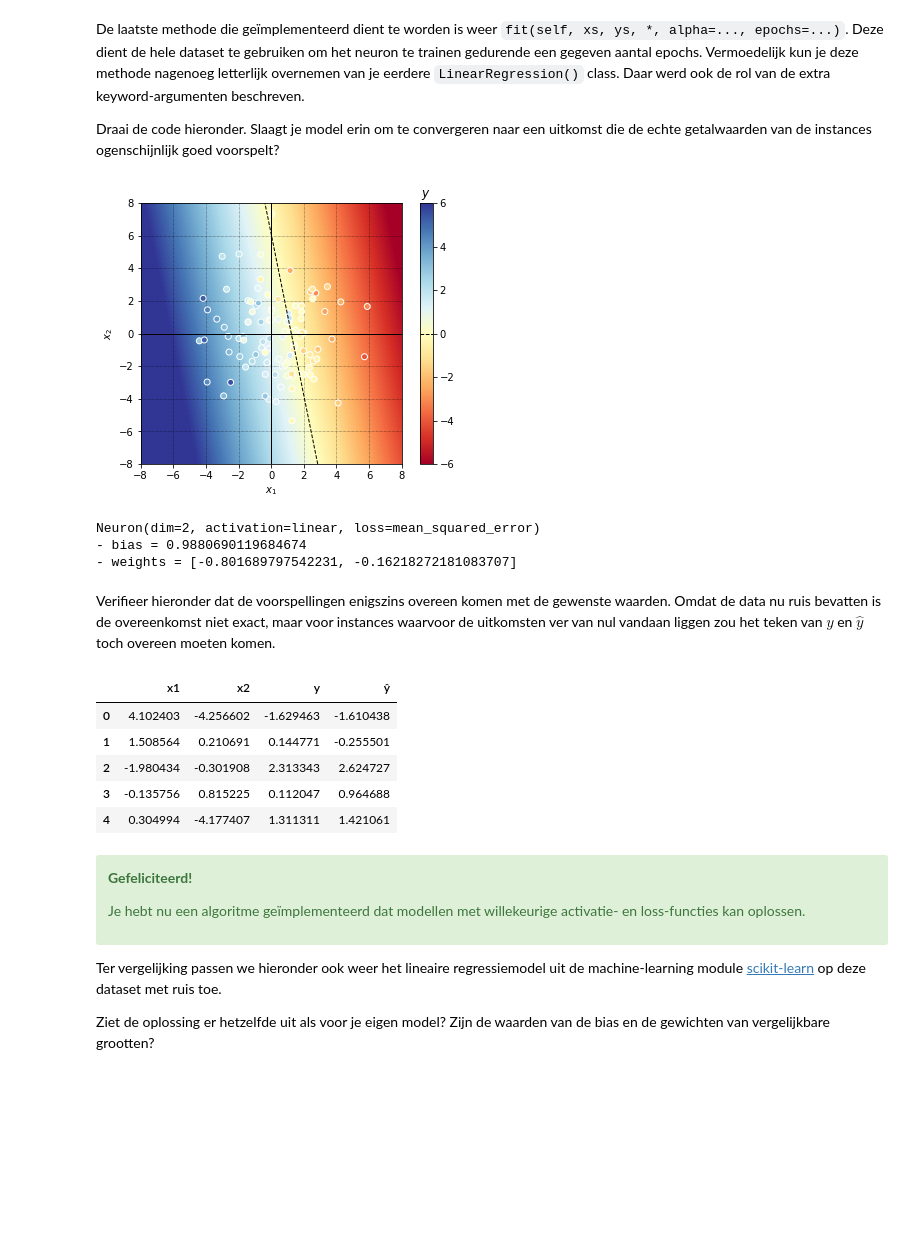
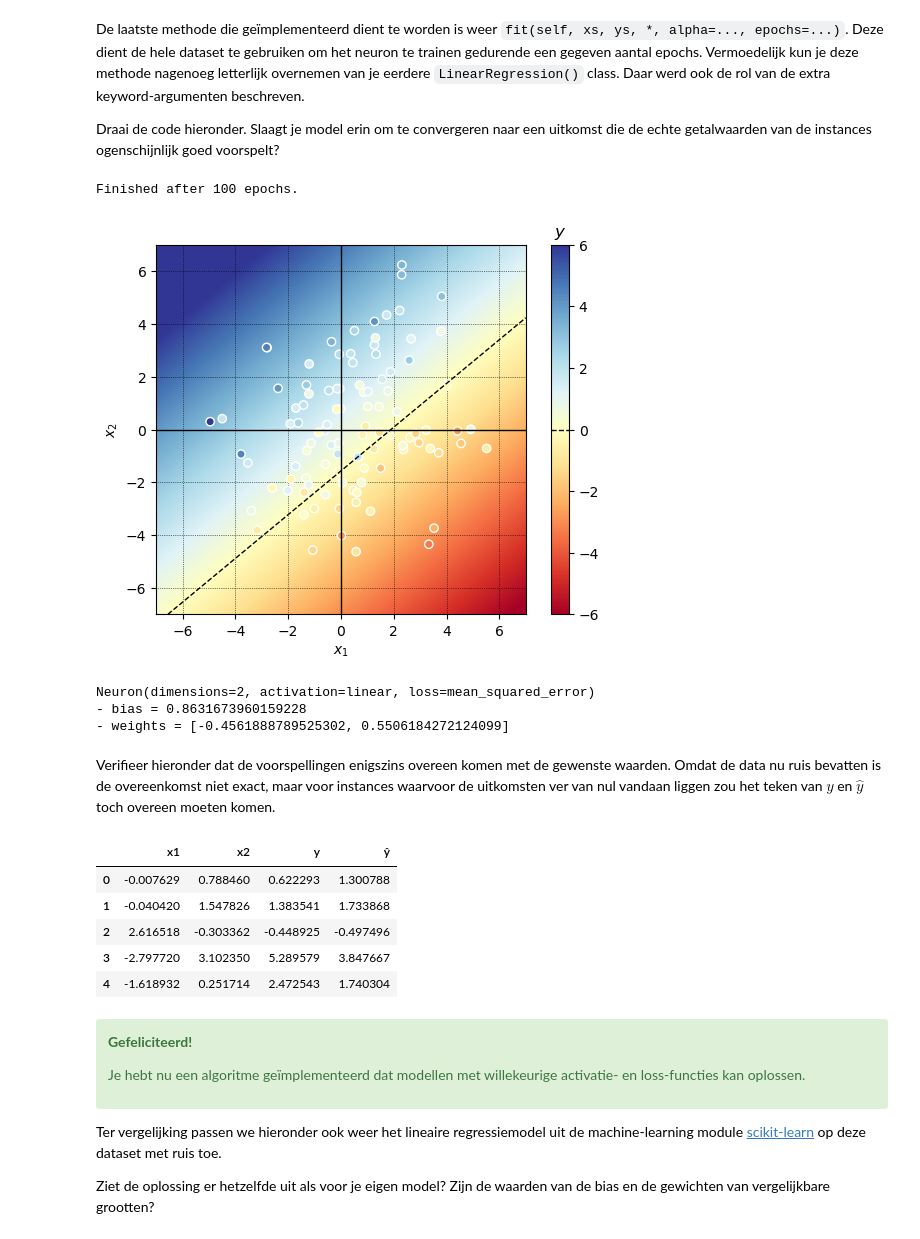
Before and after one commit to denniswiersma/AdvancedDatamining, a Jupyter notebook: chapter2/Werkcollege_v2223-H2.ipynb, the cells around one changed output. Saved outputs shown, nothing was run; the diff lists cells and outputs as text; code cells hidden in the pictures; blank space fills up the shorter version.

```diff
--- a/chapter2/Werkcollege_v2223-H2.ipynb
+++ b/chapter2/Werkcollege_v2223-H2.ipynb
@@ -250,17 +255,18 @@ De laatste methode die geïmplementeerd dient te worden is weer `fit(self, xs, y
 
 Draai de code hieronder. Slaagt je model erin om te convergeren naar een uitkomst die de echte getalwaarden van de instances ogenschijnlijk goed voorspelt?
 # %%
-my_neuron = model.Neuron(dim=2)
+my_neuron = model.Neuron(dimensions=2)
 my_neuron.fit(xs, ys)
 data.scatter(xs, ys, model=my_neuron)
 print(my_neuron)
 print(f'- bias = {my_neuron.bias}')
 print(f'- weights = {my_neuron.weights}')
 # %% [output]
+Finished after 100 epochs.
-[figure, old version]
+[figure, new version]
-Neuron(dim=2, activation=linear, loss=mean_squared_error)
-- bias = 0.9880690119684674
-- weights = [-0.801689797542231, -0.16218272181083707]
+Neuron(dimensions=2, activation=linear, loss=mean_squared_error)
+- bias = 0.8631673960159228
+- weights = [-0.4561888789525302, 0.5506184272124099]
 # %% [markdown]
 Verifieer hieronder dat de voorspellingen enigszins overeen komen met de gewenste waarden. Omdat de data nu ruis bevatten is de overeenkomst niet exact, maar voor instances waarvoor de uitkomsten ver van nul vandaan liggen zou het teken van  $y$ en $\hat{y}$ toch overeen moeten komen.
 # %%
@@ -268,11 +274,11 @@ yhats = my_neuron.predict(xs)
 DataFrame(xs, columns=['x1', 'x2']).assign(y=ys, ŷ=yhats).head()
 # %% [output]
 |  | x1 | x2 | y | ŷ |
-| 0 | 4.102403 | -4.256602 | -1.629463 | -1.610438 |
-| 1 | 1.508564 | 0.210691 | 0.144771 | -0.255501 |
-| 2 | -1.980434 | -0.301908 | 2.313343 | 2.624727 |
-| 3 | -0.135756 | 0.815225 | 0.112047 | 0.964688 |
-| 4 | 0.304994 | -4.177407 | 1.311311 | 1.421061 |
+| 0 | -0.007629 | 0.788460 | 0.622293 | 1.300788 |
+| 1 | -0.040420 | 1.547826 | 1.383541 | 1.733868 |
+| 2 | 2.616518 | -0.303362 | -0.448925 | -0.497496 |
+| 3 | -2.797720 | 3.102350 | 5.289579 | 3.847667 |
+| 4 | -1.618932 | 0.251714 | 2.472543 | 1.740304 |
 # %% [markdown]
 <div class="alert alert-success">
 
```
Also changed, not shown: parts of 23 cells of this notebook.
